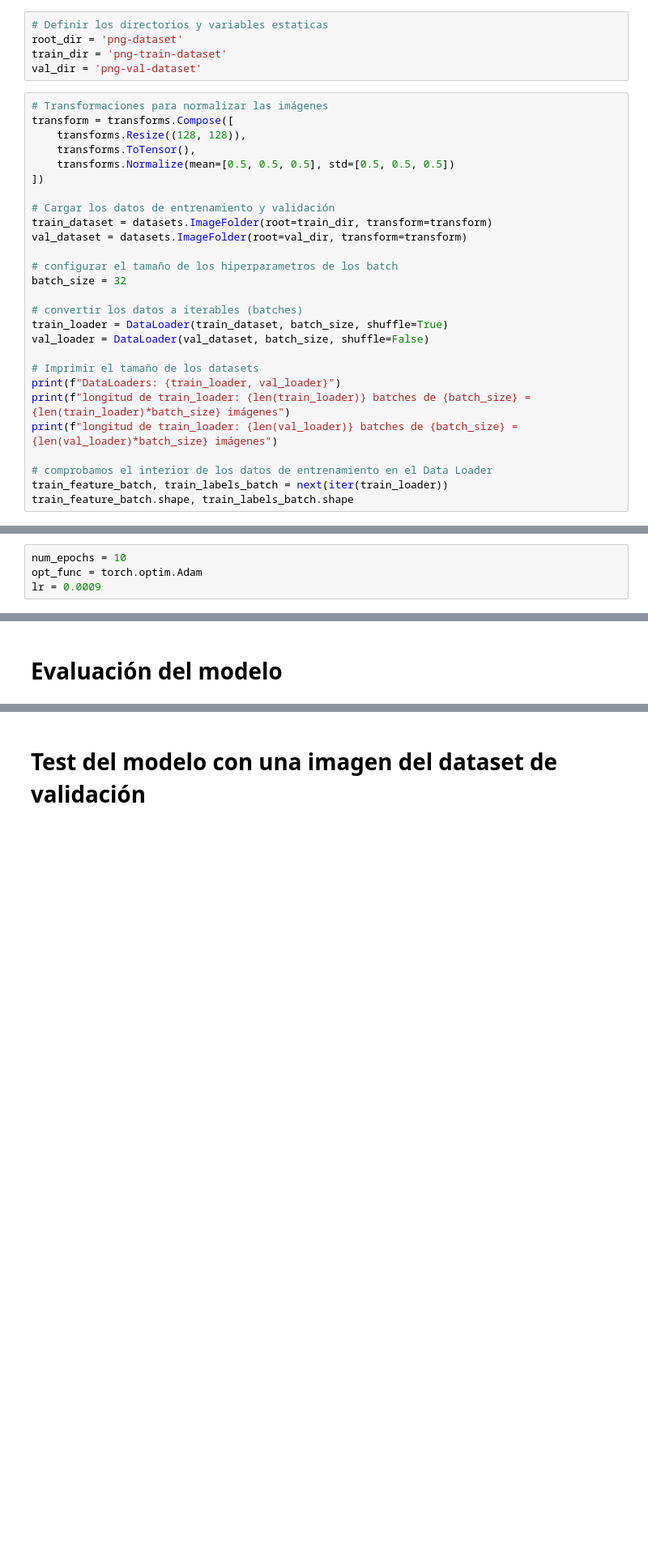
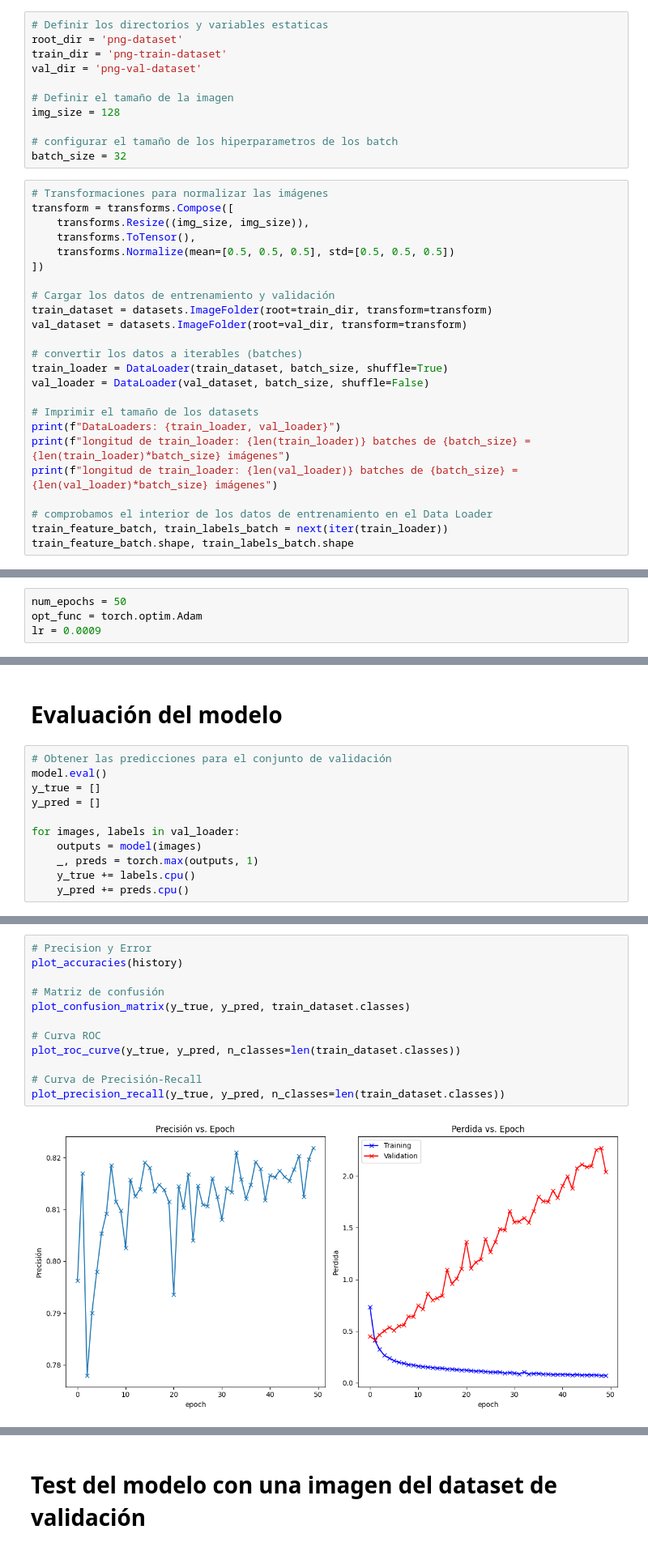
Before and after one commit to paurosellfarre/MIA-TFM-Magnetic_Resonance_Movement_Artifact_Detector-AI, a Jupyter notebook: MIA-TFM-RN-2D-CNN_v0_128_Tiny.ipynb, the cells around one changed output, grey strips where cells are left out. Shown at 81% size. Drawn from its saved outputs; the diff is of its cells as text; blank space fills up the shorter version.

```diff
--- a/MIA-TFM-RN-2D-CNN_v0_128_Tiny.ipynb
+++ b/MIA-TFM-RN-2D-CNN_v0_128_Tiny.ipynb
@@ -9,10 +21,16 @@ from torch.utils.data import DataLoader
 root_dir = 'png-dataset'
 train_dir = 'png-train-dataset'
 val_dir = 'png-val-dataset'
+
+# Definir el tamaño de la imagen
+img_size = 128
+
+# configurar el tamaño de los hiperparametros de los batch
+batch_size = 32
 # %%
 # Transformaciones para normalizar las imágenes
 transform = transforms.Compose([
-    transforms.Resize((128, 128)),
+    transforms.Resize((img_size, img_size)),
     transforms.ToTensor(),
     transforms.Normalize(mean=[0.5, 0.5, 0.5], std=[0.5, 0.5, 0.5])
 ])
@@ -20,9 +38,6 @@ transform = transforms.Compose([
 # Cargar los datos de entrenamiento y validación
 train_dataset = datasets.ImageFolder(root=train_dir, transform=transform)
 val_dataset = datasets.ImageFolder(root=val_dir, transform=transform)
-
-# configurar el tamaño de los hiperparametros de los batch
-batch_size = 32
 
 # convertir los datos a iterables (batches)
 train_loader = DataLoader(train_dataset, batch_size, shuffle=True)
@@ -214,7 +246,7 @@ def fit(epochs, lr, model, train_loader, val_loader, opt_func):
         history.append(result)
     return history
 # %%
-num_epochs = 10
+num_epochs = 50
 opt_func = torch.optim.Adam
 lr = 0.0009
 # %%
@@ -233,3 +272,14 @@ Epoch [9], train_loss: 0.1818, val_loss: 0.5989, val_acc: 0.8176
 # %% [markdown]
 # Evaluación del modelo
+# %%
+# Obtener las predicciones para el conjunto de validación
+model.eval()
+y_true = []
+y_pred = []
+
+for images, labels in val_loader:
+    outputs = model(images)
+    _, preds = torch.max(outputs, 1)
+    y_true += labels.cpu()
+    y_pred += preds.cpu()
 # %%
@@ -262,0 +382,14 @@ plt.show()
+# %%
+# Precision y Error
+plot_accuracies(history)
+
+# Matriz de confusión
+plot_confusion_matrix(y_true, y_pred, train_dataset.classes)
+
+# Curva ROC
+plot_roc_curve(y_true, y_pred, n_classes=len(train_dataset.classes))
+
+# Curva de Precisión-Recall
+plot_precision_recall(y_true, y_pred, n_classes=len(train_dataset.classes))
+# %% [output]
+[figure, added]
```
Also changed, not shown: parts of 15 cells of this notebook, 5 other files.
